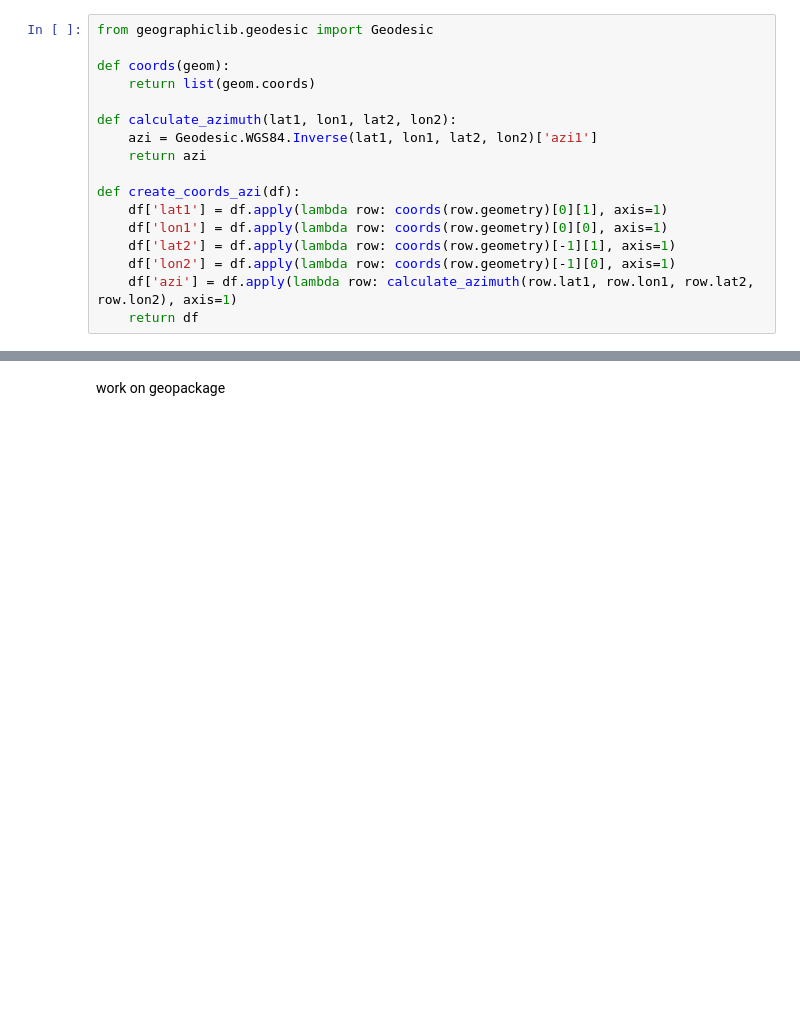
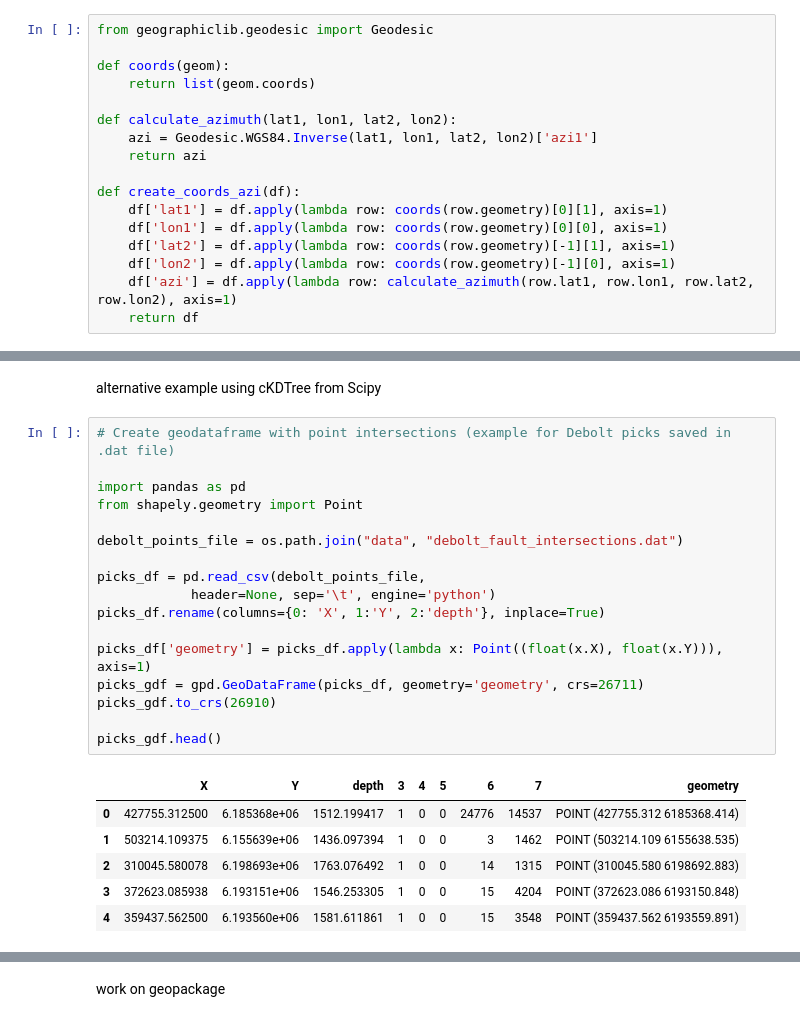
Before and after one commit to pauwoz/geospatial_analysis, a Jupyter notebook: notebooks/shapefiles_operations/shapefile_operations.ipynb, the cells around one changed output, grey strips where cells are left out. Cells and saved outputs as stored; diff of their text form; blank space fills up the shorter version.

```diff
--- a/notebooks/shapefiles_operations/shapefile_operations.ipynb
+++ b/notebooks/shapefiles_operations/shapefile_operations.ipynb
@@ -117,0 +168,26 @@ delta = (10000.0, 10000.0) # shift all shapefiles by the same distance
+# %% [markdown]
+alternative example using cKDTree from Scipy
+# %%
+# Create geodataframe with point intersections (example for Debolt picks saved in .dat file)
+
+import pandas as pd
+from shapely.geometry import Point
+
+debolt_points_file = os.path.join("data", "debolt_fault_intersections.dat")
+
+picks_df = pd.read_csv(debolt_points_file,
+            header=None, sep='\t', engine='python')
+picks_df.rename(columns={0: 'X', 1:'Y', 2:'depth'}, inplace=True)
+
+picks_df['geometry'] = picks_df.apply(lambda x: Point((float(x.X), float(x.Y))), axis=1)
+picks_gdf = gpd.GeoDataFrame(picks_df, geometry='geometry', crs=26711)
+picks_gdf.to_crs(26910)
+
+picks_gdf.head()
+# %% [output]
+|  | X | Y | depth | 3 | 4 | 5 | 6 | 7 | geometry |
+| 0 | 427755.312500 | 6.185368e+06 | 1512.199417 | 1 | 0 | 0 | 24776 | 14537 | POINT (427755.312 6185368.414) |
+| 1 | 503214.109375 | 6.155639e+06 | 1436.097394 | 1 | 0 | 0 | 3 | 1462 | POINT (503214.109 6155638.535) |
+| 2 | 310045.580078 | 6.198693e+06 | 1763.076492 | 1 | 0 | 0 | 14 | 1315 | POINT (310045.580 6198692.883) |
+| 3 | 372623.085938 | 6.193151e+06 | 1546.253305 | 1 | 0 | 0 | 15 | 4204 | POINT (372623.086 6193150.848) |
+| 4 | 359437.562500 | 6.193560e+06 | 1581.611861 | 1 | 0 | 0 | 15 | 3548 | POINT (359437.562 6193559.891) |
```
Also changed, not shown: parts of 22 cells of this notebook, 16 other files.
